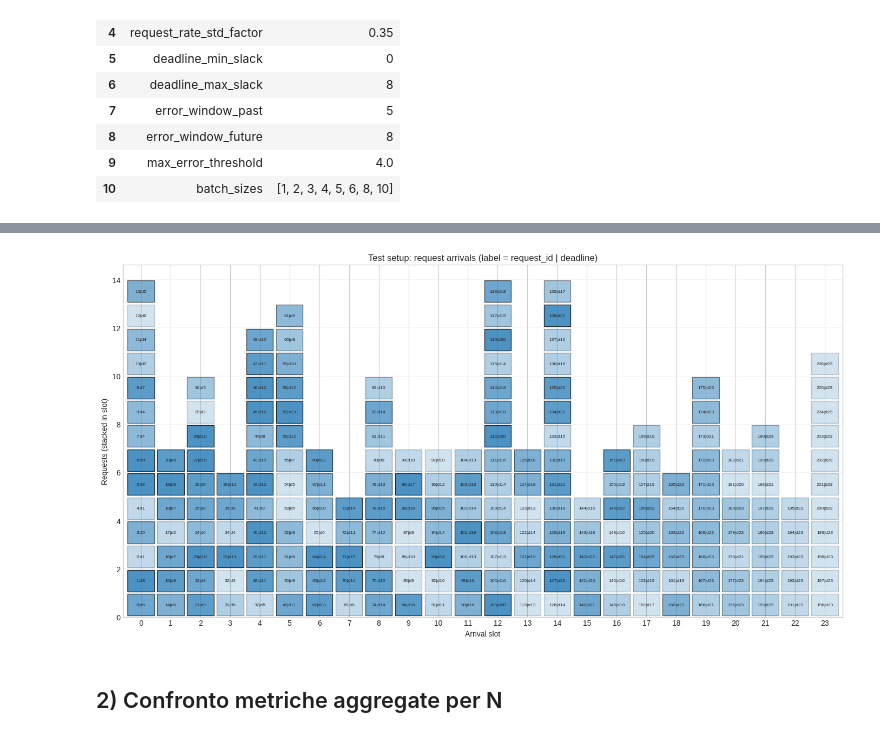
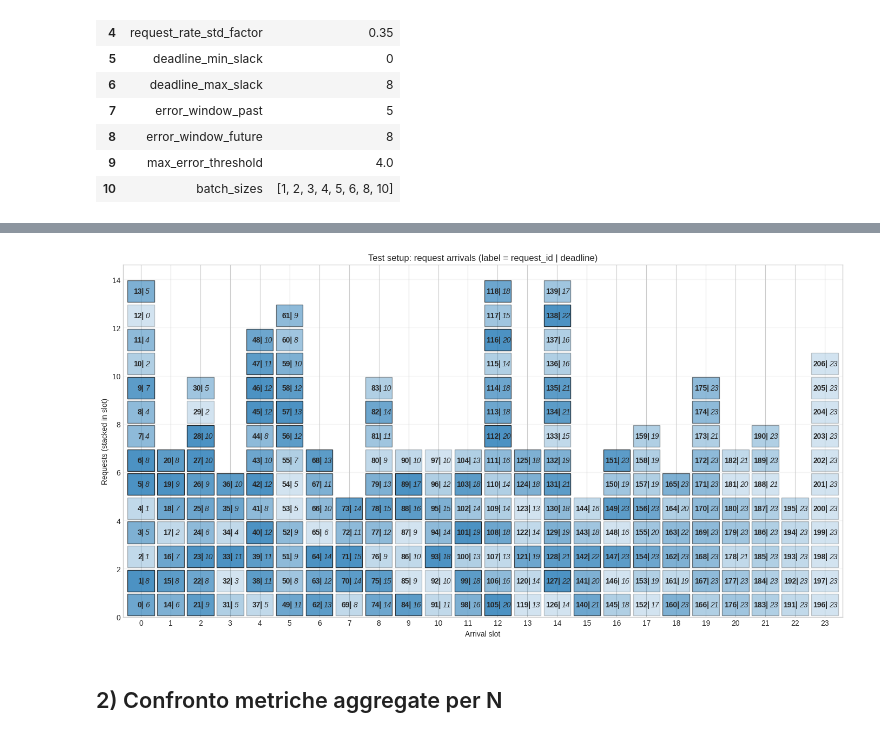
Before and after one commit to frenzis01/carbonshift, a Jupyter notebook: online2/notebooks/nshift_speed_analysis.ipynb, the cells around one changed output, grey strips where cells are left out. Saved outputs shown, nothing was run; the diff lists cells and outputs as text; code cells hidden in the pictures.

Commit message:
improvements in Nshift execution and visualization

```diff
--- a/online2/notebooks/nshift_speed_analysis.ipynb
+++ b/online2/notebooks/nshift_speed_analysis.ipynb
@@ -137,33 +137,36 @@ plt.tight_layout()
 # %%
 req_df = pd.DataFrame(scenario["requests"]).sort_values(["arrival_slot", "request_id"]).reset_index(drop=True)
 grouped = defaultdict(list)
 for row in req_df.to_dict(orient="records"):
     grouped[int(row["arrival_slot"])].append(row)
 
 max_stack = max(len(v) for v in grouped.values()) if grouped else 1
 fig_h = max(6, min(12, 1.1 + 0.45 * max_stack))
 fig, ax = plt.subplots(figsize=(14, fig_h))
 
 for slot in range(total_slots):
     arrivals = grouped.get(slot, [])
     for idx, req in enumerate(arrivals):
         y = idx
         slack = int(req["deadline_slot"]) - int(req["arrival_slot"])
         alpha = 0.2 + 0.6 * (slack / max(1, scenario["metadata"]["deadline_max_slack"]))
         rect = Rectangle((slot - 0.45, y + 0.05), 0.9, 0.9, facecolor="tab:blue", edgecolor="black", alpha=alpha)
         ax.add_patch(rect)
-        ax.text(slot, y + 0.5, f"{int(req['request_id'])}|d{int(req['deadline_slot'])}", ha="center", va="center", fontsize=6)
+
+        ax.text(slot + 0.1, y + 0.5,f"{int(req['request_id'])}|",ha="right", va="center",fontsize=10,fontweight="bold")
+        ax.text(slot + 0.15, y + 0.5,f"{int(req['deadline_slot'])}",ha="left", va="center",fontsize=10,style="italic")
+
 
 ax.set_xlim(-0.6, total_slots - 0.4)
 ax.set_ylim(0, max_stack + 0.6)
 ax.set_xticks(list(range(total_slots)))
 ax.set_xlabel("Arrival slot")
 ax.set_ylabel("Requests (stacked in slot)")
 ax.set_title("Test setup: request arrivals (label = request_id | deadline)")
 ax.grid(True, axis="y", alpha=0.2)
 plt.tight_layout()
 # %% [output]
-[figure, old version]
+[figure, new version]
 # %% [markdown]
 ## 2) Confronto metriche aggregate per N
 # %%
```
Also changed, not shown: parts of 8 cells of this notebook, 9 other files.
